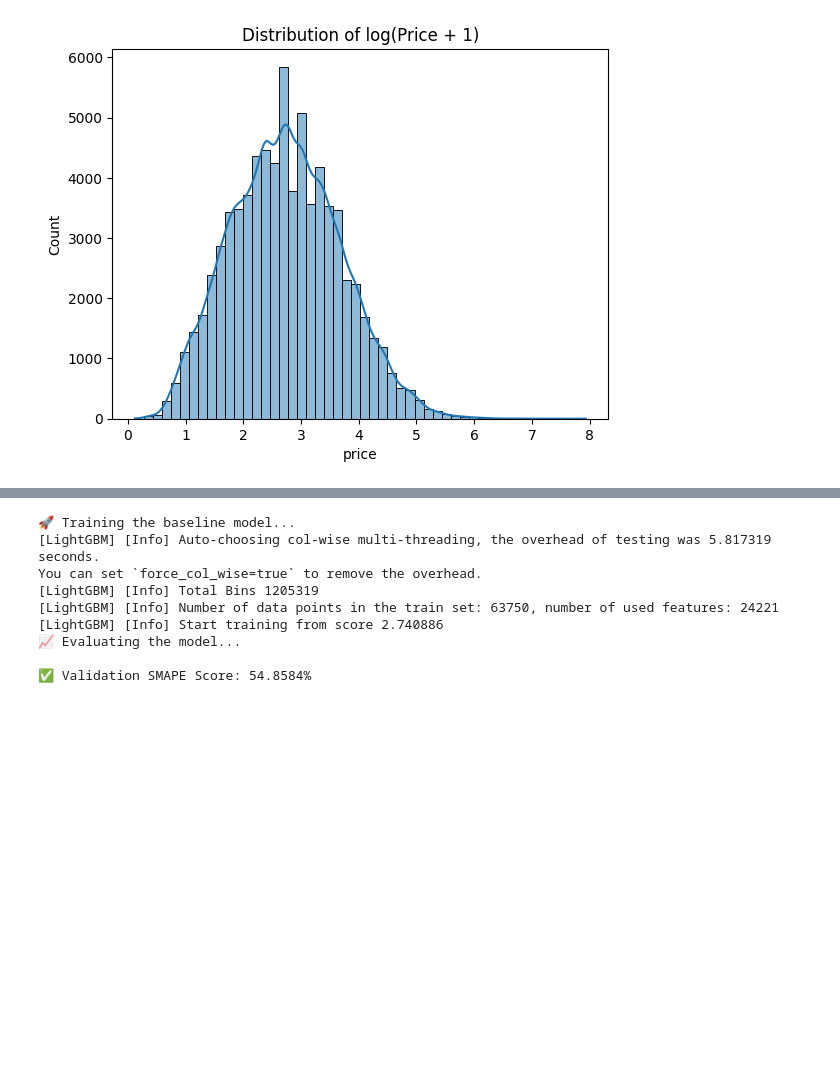
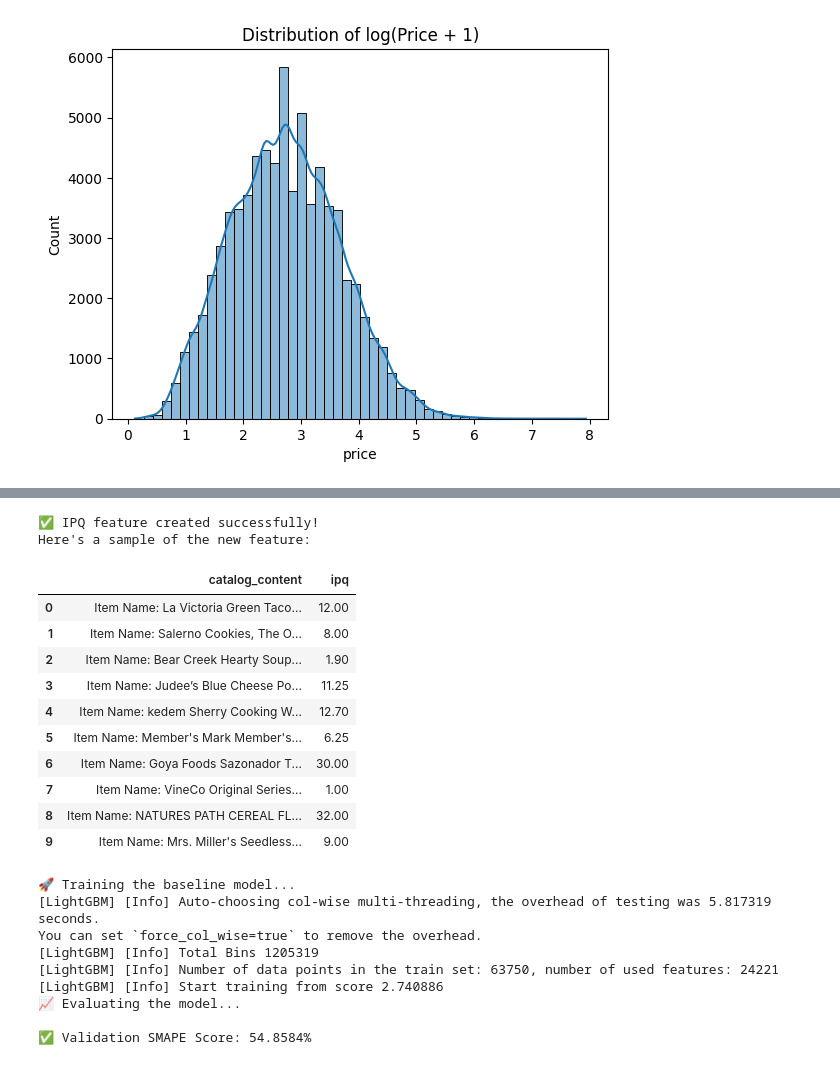
Before and after one commit to manishaagangadevi/price-prediction, a Jupyter notebook: notebooks/01_EDA_and_Baseline.ipynb, the cells around one changed output, grey strips where cells are left out. Saved outputs shown, nothing was run; the diff lists cells and outputs as text; code cells hidden in the pictures; blank space fills up the shorter version.

```diff
--- a/notebooks/01_EDA_and_Baseline.ipynb
+++ b/notebooks/01_EDA_and_Baseline.ipynb
@@ -65,3 +64,22 @@ plt.show()
 # %% [output]
 [figure]
 [figure]
+# %%
+import re
+
+def extract_brand(text):
+    if not isinstance(text, str) or len(text) == 0:
+        return "unknown"
+    # A simple way to guess the brand is to take the first word.
+    return text.split()[0].lower()
+
+# Create the 'brand' column
+train_df['brand'] = train_df['catalog_content'].apply(extract_brand)
+test_df['brand'] = test_df['catalog_content'].apply(extract_brand)
+
+# Tell pandas that 'brand' is a categorical feature
+train_df['brand'] = train_df['brand'].astype('category')
+test_df['brand'] = test_df['brand'].astype('category')
+
+print("✅ Brand feature created successfully!")
+display(train_df[['catalog_content', 'brand']].head())
@@ -68,3 +94,45 @@ plt.show()
+# %%
+import re
+
+def extract_ipq(text):
+    # This function uses a regular expression (regex) to find patterns
+    # like 'Pack of 6', '32 oz', '12 count', etc.
+    if not isinstance(text, str):
+        return 1.0 # Handle non-string inputs just in case
+
+    # This regex looks for a number followed by common units for quantity or weight
+    match = re.search(r'(\d+\.?\d*)\s*(?:oz|ounce|count|pk|pack|fl oz|ct)', text, re.IGNORECASE)
+
+    if match:
+        # If a match is found, we return the number we found
+        return float(match.group(1))
+
+    # If no pack size is found, we assume it's a single item (quantity of 1)
+    return 1.0
+
+# this function to create a new 'ipq' column in both dataframes
+train_df['ipq'] = train_df['catalog_content'].apply(extract_ipq)
+test_df['ipq'] = test_df['catalog_content'].apply(extract_ipq)
+
+print("✅ IPQ feature created successfully!")
+print("Here's a sample of the new feature:")
+
+# Display the original text and the number that was extracted to see how it worked
+display(train_df[['catalog_content', 'ipq']].head(10))
+# %% [output]
+✅ IPQ feature created successfully!
+Here's a sample of the new feature:
+|  | catalog_content | ipq |
+| 0 | Item Name: La Victoria Green Taco... | 12.00 |
+| 1 | Item Name: Salerno Cookies, The O... | 8.00 |
+| 2 | Item Name: Bear Creek Hearty Soup... | 1.90 |
+| 3 | Item Name: Judee’s Blue Cheese Po... | 11.25 |
+| 4 | Item Name: kedem Sherry Cooking W... | 12.70 |
+| 5 | Item Name: Member's Mark Member's... | 6.25 |
+| 6 | Item Name: Goya Foods Sazonador T... | 30.00 |
+| 7 | Item Name: VineCo Original Series... | 1.00 |
+| 8 | Item Name: NATURES PATH CEREAL FL... | 32.00 |
+| 9 | Item Name: Mrs. Miller's Seedless... | 9.00 |
 # %%
 from sklearn.model_selection import train_test_split
 from sklearn.feature_extraction.text import TfidfVectorizer
```
Also changed, not shown: parts of 6 cells of this notebook.
